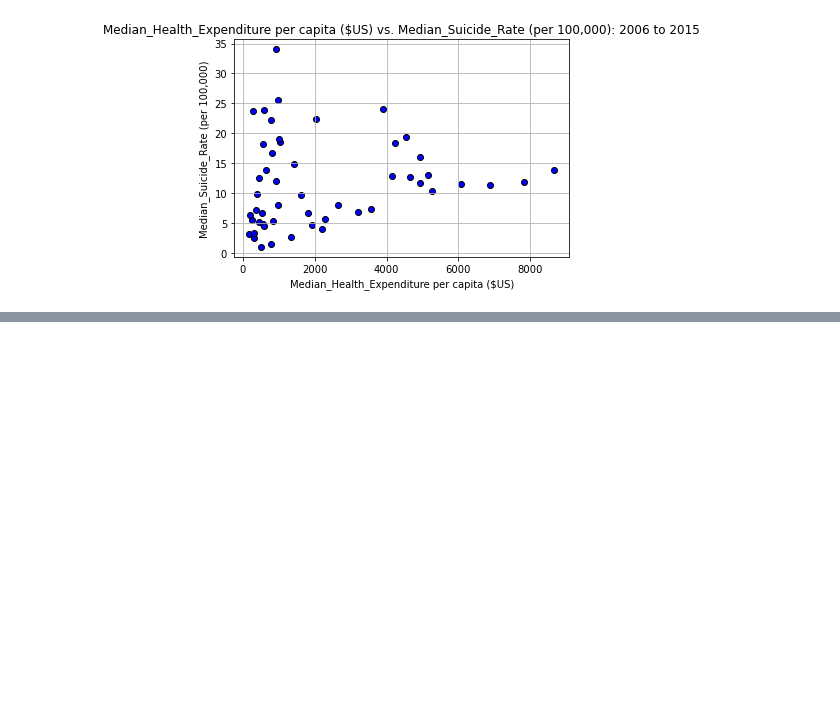
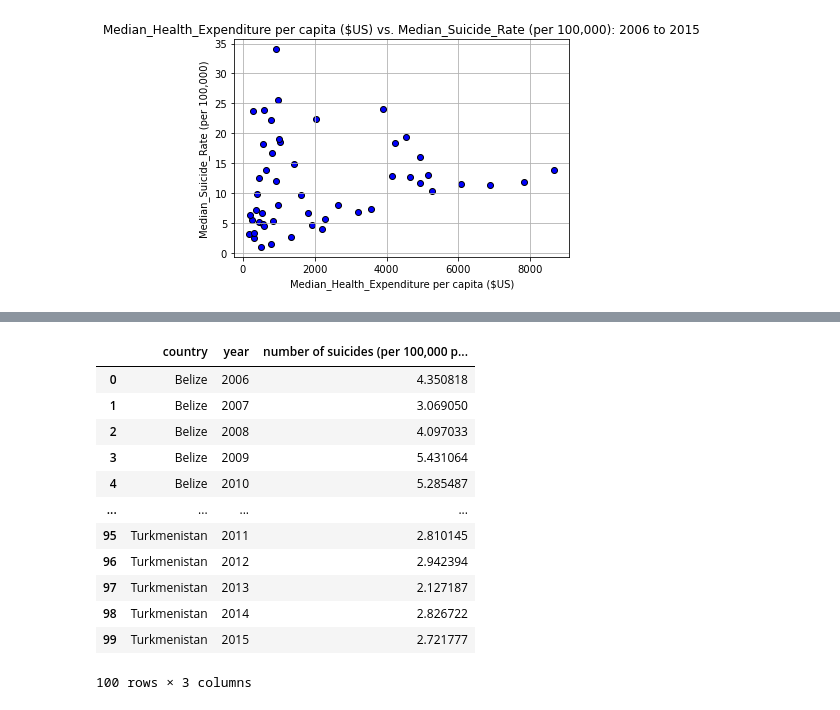
Before and after one commit to jfield24/Project-1, a Jupyter notebook: descriptives_data.ipynb, the cells around one changed output, grey strips where cells are left out. Saved outputs shown, nothing was run; the diff lists cells and outputs as text; code cells hidden in the pictures; blank space fills up the shorter version.

```diff
--- a/descriptives_data.ipynb
+++ b/descriptives_data.ipynb
@@ -488,0 +513,23 @@ descriptives_df.to_csv("./output_data/descriptives_table.csv", index=False)
+# %%
+#create dataframe with raw SR rates for top and bottom 10 expend countries
+expend_10_data_06_to_15 = data_06_to_15_df.set_index("country")
+expend_10 = expend_10_data_06_to_15.drop(middle, axis=0)
+expend_10 = expend_10.reset_index()
+expend_10 = pd.DataFrame(expend_10, columns =["country",
+                                              "year",
+                                              "number of suicides (per 100,000 people)"])
+expend_10
+# %% [output]
+|  | country | year | number of suicides (per 100,000 p... |
+| 0 | Belize | 2006 | 4.350818 |
+| 1 | Belize | 2007 | 3.069050 |
+| 2 | Belize | 2008 | 4.097033 |
+| 3 | Belize | 2009 | 5.431064 |
+| 4 | Belize | 2010 | 5.285487 |
+| ... | ... | ... | ... |
+| 95 | Turkmenistan | 2011 | 2.810145 |
+| 96 | Turkmenistan | 2012 | 2.942394 |
+| 97 | Turkmenistan | 2013 | 2.127187 |
+| 98 | Turkmenistan | 2014 | 2.826722 |
+| 99 | Turkmenistan | 2015 | 2.721777 |
+100 rows × 3 columns
```
Also changed, not shown: parts of 3 cells of this notebook, 1 other file.
